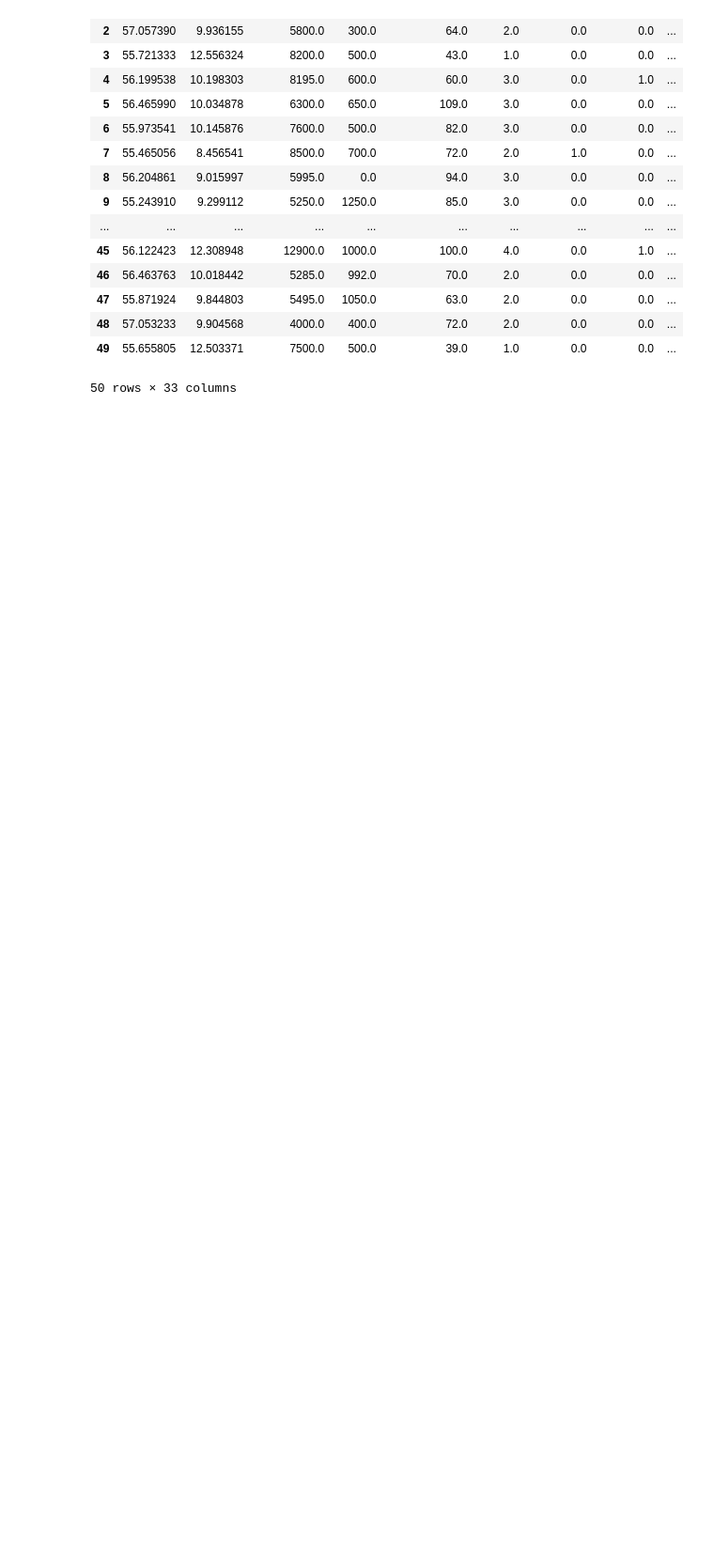
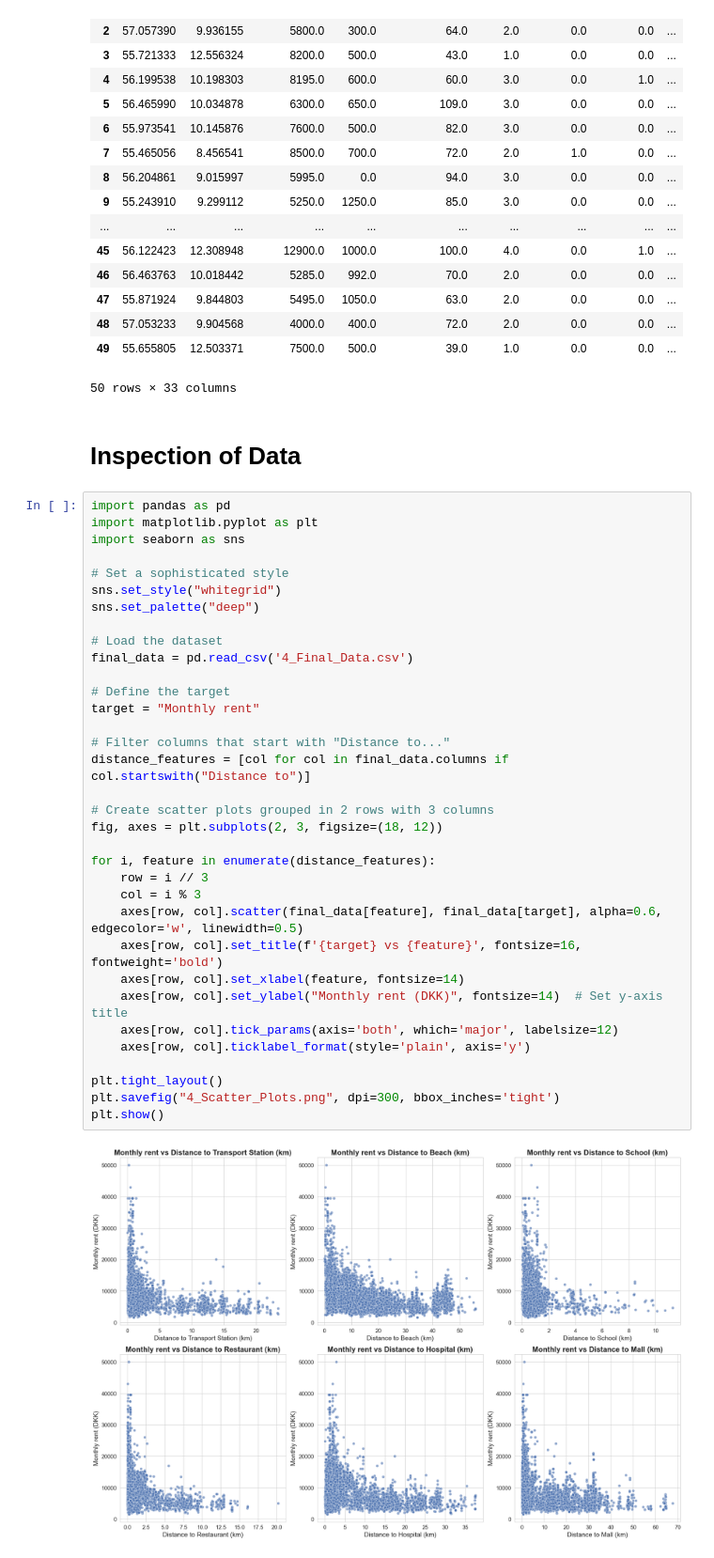
Before and after one commit to NicholasStampe/SocialDataScience, a Jupyter notebook: ExamProject - Kopi/Final_Exam_Folder/4_Data_processing - Shortest_distance_calculation.ipynb, the cells around one changed output. Shown at 94% size. Saved outputs shown, nothing was run; the diff lists cells and outputs as text; blank space fills up the shorter version.

```diff
--- a/ExamProject - Kopi/Final_Exam_Folder/4_Data_processing - Shortest_distance_calculation.ipynb
+++ b/ExamProject - Kopi/Final_Exam_Folder/4_Data_processing - Shortest_distance_calculation.ipynb
@@ -123,3 +123,41 @@ df_result_cleaned.head(50)
 | 48 | 57.053233 | 9.904568 | 4000.0 | 400.0 | 72.0 | 2.0 | 0.0 | 0.0 | ... |
 | 49 | 55.655805 | 12.503371 | 7500.0 | 500.0 | 39.0 | 1.0 | 0.0 | 0.0 | ... |
 50 rows × 33 columns
+# %% [markdown]
+# Inspection of Data
+# %%
+import pandas as pd
+import matplotlib.pyplot as plt
+import seaborn as sns
+
+# Set a sophisticated style
+sns.set_style("whitegrid")
+sns.set_palette("deep")
+
+# Load the dataset
+final_data = pd.read_csv('4_Final_Data.csv')
+
+# Define the target
+target = "Monthly rent"
+
+# Filter columns that start with "Distance to..."
+distance_features = [col for col in final_data.columns if col.startswith("Distance to")]
+
+# Create scatter plots grouped in 2 rows with 3 columns
+fig, axes = plt.subplots(2, 3, figsize=(18, 12))
+
+for i, feature in enumerate(distance_features):
+    row = i // 3
+    col = i % 3
+    axes[row, col].scatter(final_data[feature], final_data[target], alpha=0.6, edgecolor='w', linewidth=0.5)
+    axes[row, col].set_title(f'{target} vs {feature}', fontsize=16, fontweight='bold')
+    axes[row, col].set_xlabel(feature, fontsize=14)
+    axes[row, col].set_ylabel("Monthly rent (DKK)", fontsize=14)  # Set y-axis title
+    axes[row, col].tick_params(axis='both', which='major', labelsize=12)
+    axes[row, col].ticklabel_format(style='plain', axis='y')
+
+plt.tight_layout()
+plt.savefig("4_Scatter_Plots.png", dpi=300, bbox_inches='tight')
+plt.show()
+# %% [output]
+[figure, added]
```
Also changed, not shown: 1 other file.
